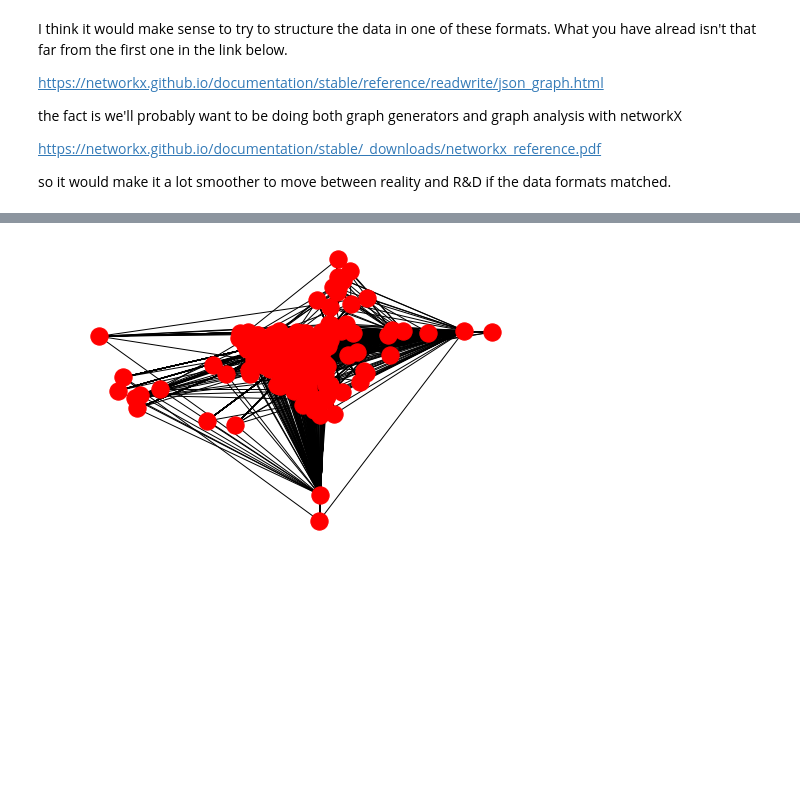
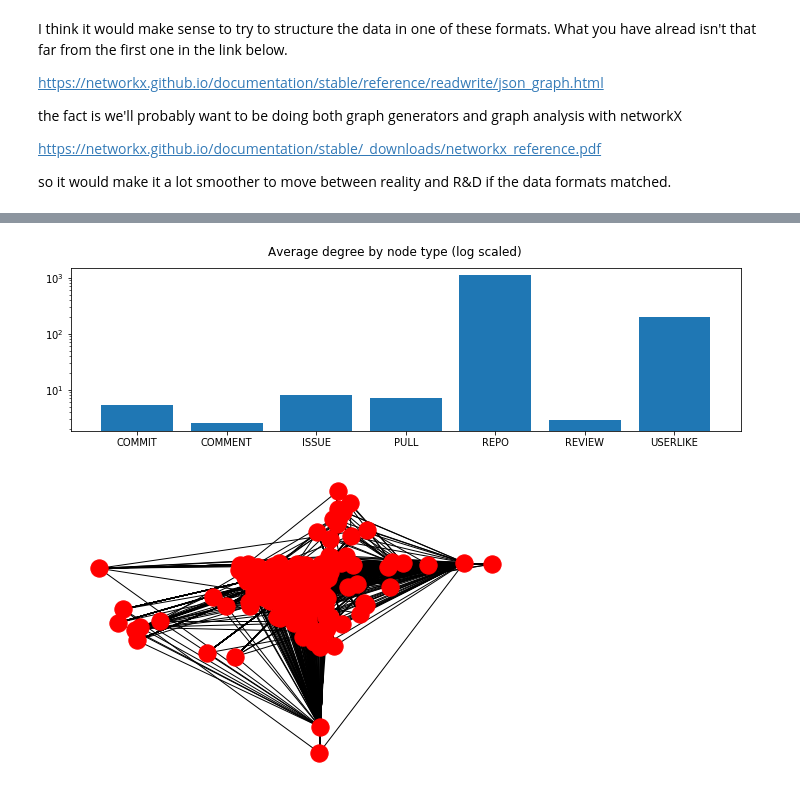
Before and after one commit to satyaki-mallick/research, a Jupyter notebook: sample_graph_EDA/sample_graph_inspection_notebook.ipynb, the cells around one changed output, grey strips where cells are left out. Saved outputs shown, nothing was run; the diff lists cells and outputs as text; code cells hidden in the pictures; blank space fills up the shorter version.

```diff
--- a/sample_graph_EDA/sample_graph_inspection_notebook.ipynb
+++ b/sample_graph_EDA/sample_graph_inspection_notebook.ipynb
@@ -190,3 +102,24 @@ plt.yscale('log')
+# %%
+def nodeDegreeByTypeChart():
+    type_count = Counter()
+    node_type_degree = Counter()
+    for n in G.nodes(data=True):
+        type = n[1]["type"]
+        type_count[type] += 1
+        node_type_degree[type] += G.degree(n[0])
+
+    average_degree = {}
+    for type in type_count.keys():
+        average_degree[type] = node_type_degree[type] / type_count[type]
+
+    (fig, ax) = plt.subplots(figsize=(12,3))
+    ax.bar(average_degree.keys(), average_degree.values())
+    ax.set_yscale("log")
+    fig.suptitle('Average degree by node type (log scaled)')
+    plt.show()
+nodeDegreeByTypeChart()
+# %% [output]
+[figure, added]
 # %%
 #drawing here is pretty lame without more attention to layout but you solve for you own positions
 #this is a hybrid of random and circular because the simple algs were trivially useless
```
Also changed, not shown: parts of 27 cells of this notebook.
